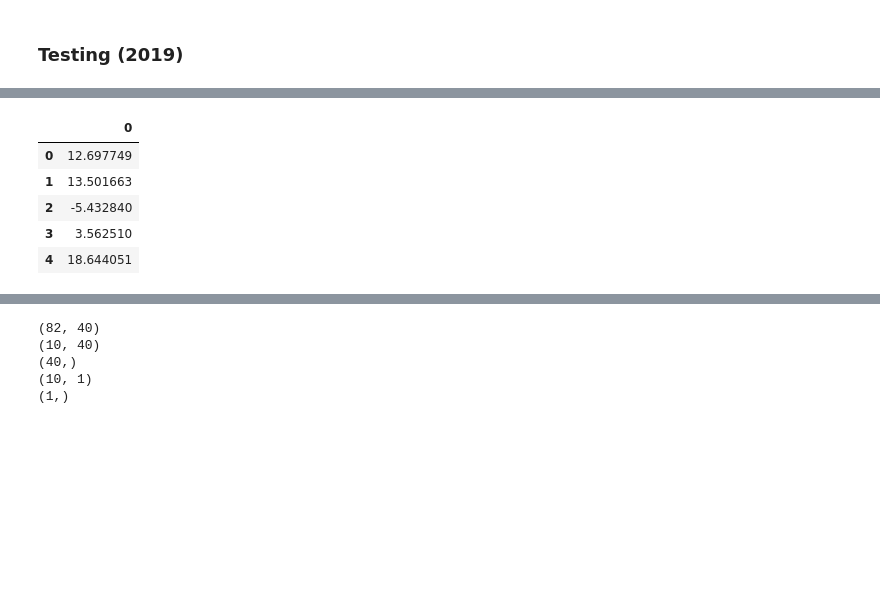
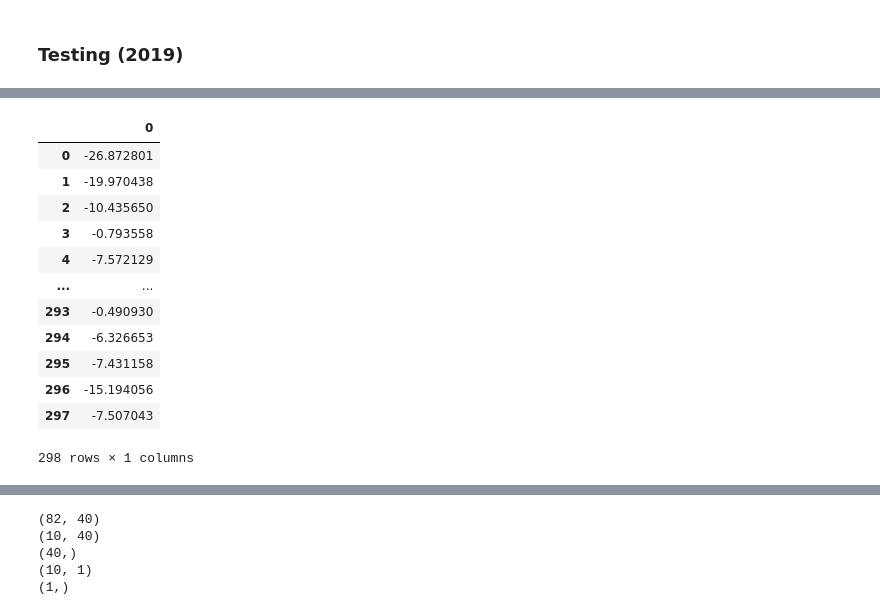
Before and after one commit to boyuchen0224/NCTU_Big_Data_Final_Project, a Jupyter notebook: LSTM/LSTM_Keras_1.ipynb, the cells around one changed output, grey strips where cells are left out. Saved outputs shown, nothing was run; the diff lists cells and outputs as text; code cells hidden in the pictures; blank space fills up the shorter version.

```diff
--- a/LSTM/LSTM_Keras_1.ipynb
+++ b/LSTM/LSTM_Keras_1.ipynb
@@ -96,0 +114,6 @@ dataset[:2111].tail(10)
+# %%
+for i, col in enumerate(dataset.columns):
+    for j, num in enumerate(Number):
+        if Number[j] in col:
+            print(col, col.replace(Number[j], city[j]))
+            dataset = dataset.rename(columns = {col: col.replace(Number[j], city[j])})
@@ -108,7 +149,7 @@ def buildManyToOneModel(shape):
 # %% [markdown]
 ### Training (2012~2018): past 7 day to predict next 1 day
 # %%
-train = dataset[:2111]
+train = dataset[train_cut_head[idx]:train_cut_tail[idx]]
 
 train_norm = normalize(train)
 # change the last day and next day
@@ -152,5 +195,5 @@ Y_train.shape
 # %% [markdown]
 ### Testing (2019)
 # %%
-test = dataset[2104:]
+test = dataset[train_cut_tail[idx]-7:]
 # %%
@@ -170,9 +213,9 @@ test.tail(10)
 10 rows × 82 columns
 # %%
 # Remember max min mean in order to do denormalize
-y_max = np.max(test['Price'])
-y_min = np.min(test['Price'])
-y_mean = np.mean(test['Price'])
+y_max = np.max(test[now_target])
+y_min = np.min(test[now_target])
+y_mean = np.mean(test[now_target])
 # %%
 test_norm = normalize(test)
 # %%
@@ -258,12 +312,19 @@ y_test_denorm.head()
 # %%
-y_pred_denorm.head()
+y_pred_denorm
 # %% [output]
 |  | 0 |
-| 0 | 12.697749 |
-| 1 | 13.501663 |
-| 2 | -5.432840 |
-| 3 | 3.562510 |
-| 4 | 18.644051 |
+| 0 | -26.872801 |
+| 1 | -19.970438 |
+| 2 | -10.435650 |
+| 3 | -0.793558 |
+| 4 | -7.572129 |
+| ... | ... |
+| 293 | -0.490930 |
+| 294 | -6.326653 |
+| 295 | -7.431158 |
+| 296 | -15.194056 |
+| 297 | -7.507043 |
+298 rows × 1 columns
 # %%
 mean_squared_error(y_test, y_pred)
 # %% [output]
```
Also changed, not shown: parts of 29 cells of this notebook.
